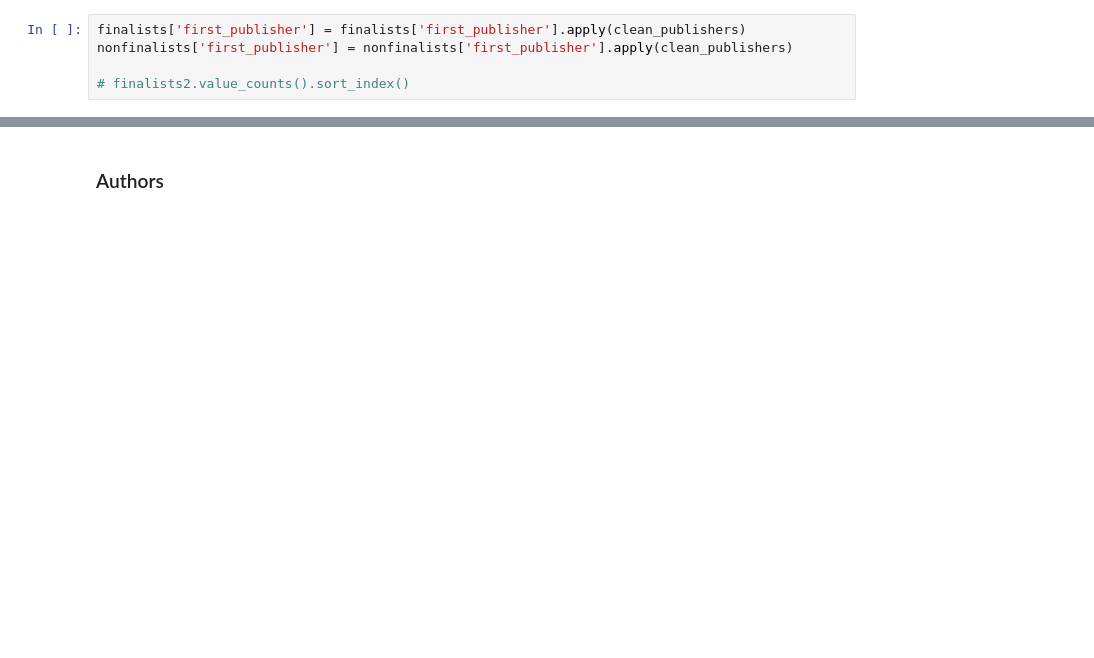
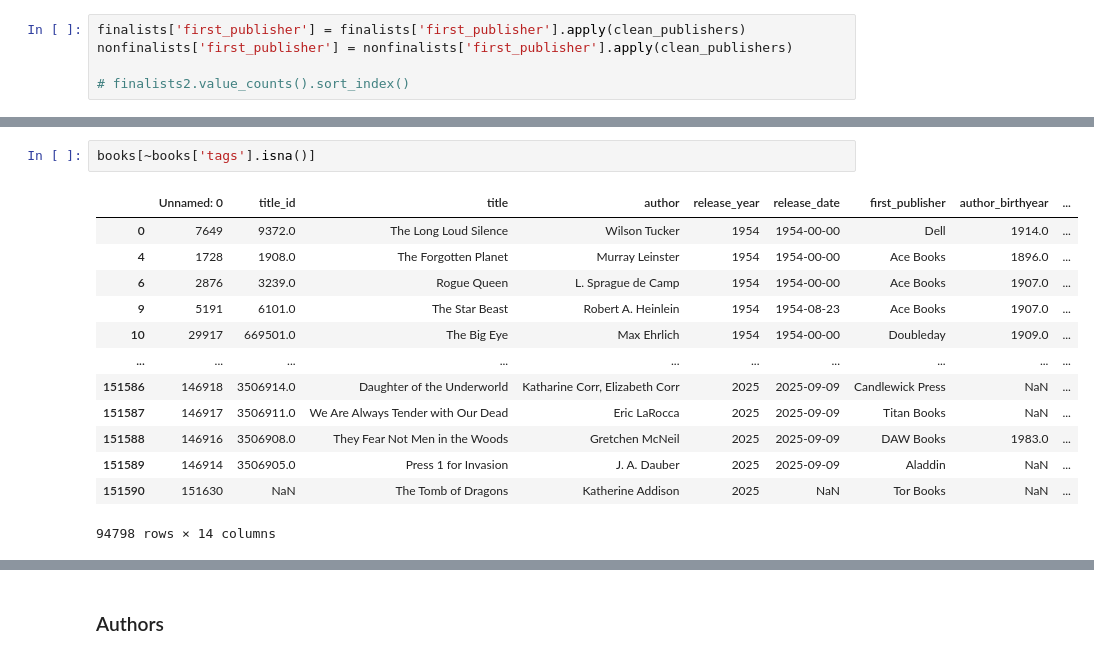
Before and after one commit to Erdos-Projects/summer26-nomination-worthy-books, a Jupyter notebook: exploratory-data-analysis/dataset-eda.ipynb, the cells around one changed output, grey strips where cells are left out. Drawn from its saved outputs; the diff is of its cells as text; blank space fills up the shorter version.

```diff
--- a/exploratory-data-analysis/dataset-eda.ipynb
+++ b/exploratory-data-analysis/dataset-eda.ipynb
@@ -89,0 +112,16 @@ Name: proportion, Length: 262, dtype: float64
+# %%
+books[~books['tags'].isna()]
+# %% [output]
+|  | Unnamed: 0 | title_id | title | author | release_year | release_date | first_publisher | author_birthyear | ... |
+| 0 | 7649 | 9372.0 | The Long Loud Silence | Wilson Tucker | 1954 | 1954-00-00 | Dell | 1914.0 | ... |
+| 4 | 1728 | 1908.0 | The Forgotten Planet | Murray Leinster | 1954 | 1954-00-00 | Ace Books | 1896.0 | ... |
+| 6 | 2876 | 3239.0 | Rogue Queen | L. Sprague de Camp | 1954 | 1954-00-00 | Ace Books | 1907.0 | ... |
+| 9 | 5191 | 6101.0 | The Star Beast | Robert A. Heinlein | 1954 | 1954-08-23 | Ace Books | 1907.0 | ... |
+| 10 | 29917 | 669501.0 | The Big Eye | Max Ehrlich | 1954 | 1954-00-00 | Doubleday | 1909.0 | ... |
+| ... | ... | ... | ... | ... | ... | ... | ... | ... | ... |
+| 151586 | 146918 | 3506914.0 | Daughter of the Underworld | Katharine Corr, Elizabeth Corr | 2025 | 2025-09-09 | Candlewick Press | NaN | ... |
+| 151587 | 146917 | 3506911.0 | We Are Always Tender with Our Dead | Eric LaRocca | 2025 | 2025-09-09 | Titan Books | NaN | ... |
+| 151588 | 146916 | 3506908.0 | They Fear Not Men in the Woods | Gretchen McNeil | 2025 | 2025-09-09 | DAW Books | 1983.0 | ... |
+| 151589 | 146914 | 3506905.0 | Press 1 for Invasion | J. A. Dauber | 2025 | 2025-09-09 | Aladdin | NaN | ... |
+| 151590 | 151630 | NaN | The Tomb of Dragons | Katherine Addison | 2025 | NaN | Tor Books | NaN | ... |
+94798 rows × 14 columns
```
Also changed, not shown: parts of 64 cells of this notebook, 1 other file.
